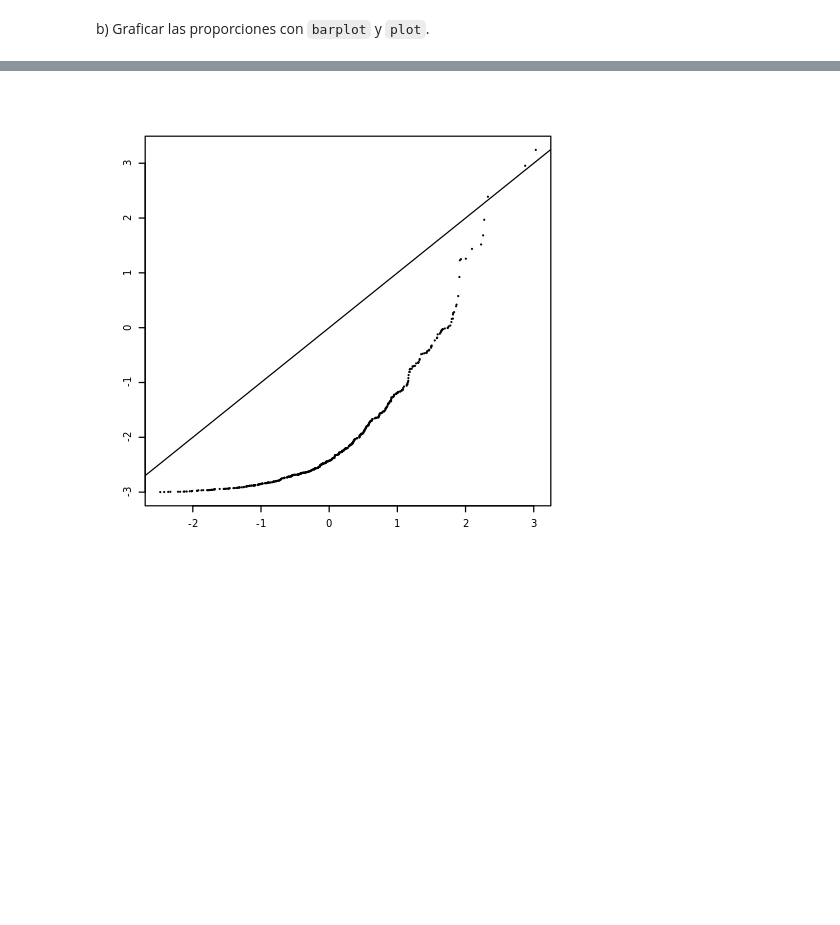
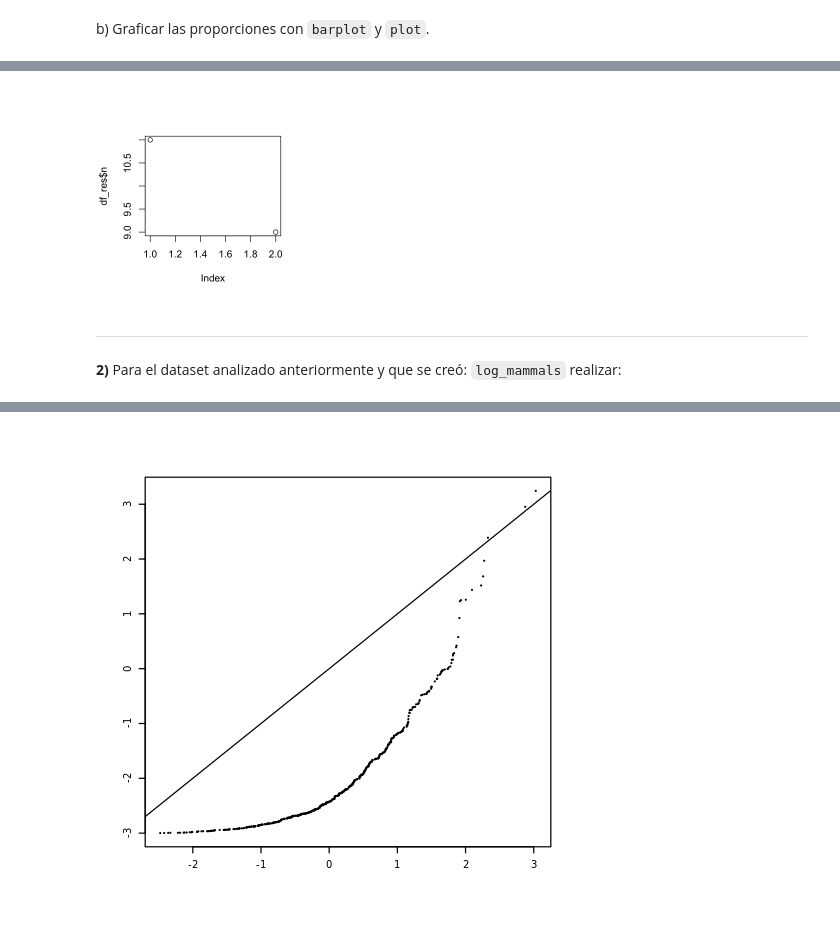
Before and after one commit to Roberto919/Propedeutico, a Jupyter notebook: Ejercicios_clase/R/3_estadistica/1_elementos_de_estadistica_descriptiva.ipynb, the cells around one changed output, grey strips where cells are left out. Saved outputs shown, nothing was run; the diff lists cells and outputs as text; code cells hidden in the pictures; blank space fills up the shorter version.

```diff
--- a/Ejercicios_clase/R/3_estadistica/1_elementos_de_estadistica_descriptiva.ipynb
+++ b/Ejercicios_clase/R/3_estadistica/1_elementos_de_estadistica_descriptiva.ipynb
@@ -1432,0 +1446,10 @@ b) Graficar las proporciones con `barplot` y `plot`.
+# %%
+plot(
+    df_res$n
+)
+# %% [output]
+[figure, added]
+# %% [markdown]
+---
+# %% [markdown]
+**2)** Para el dataset analizado anteriormente y que se creó: `log_mammals` realizar:
```
Also changed, not shown: parts of 56 cells of this notebook, 3 other files.
